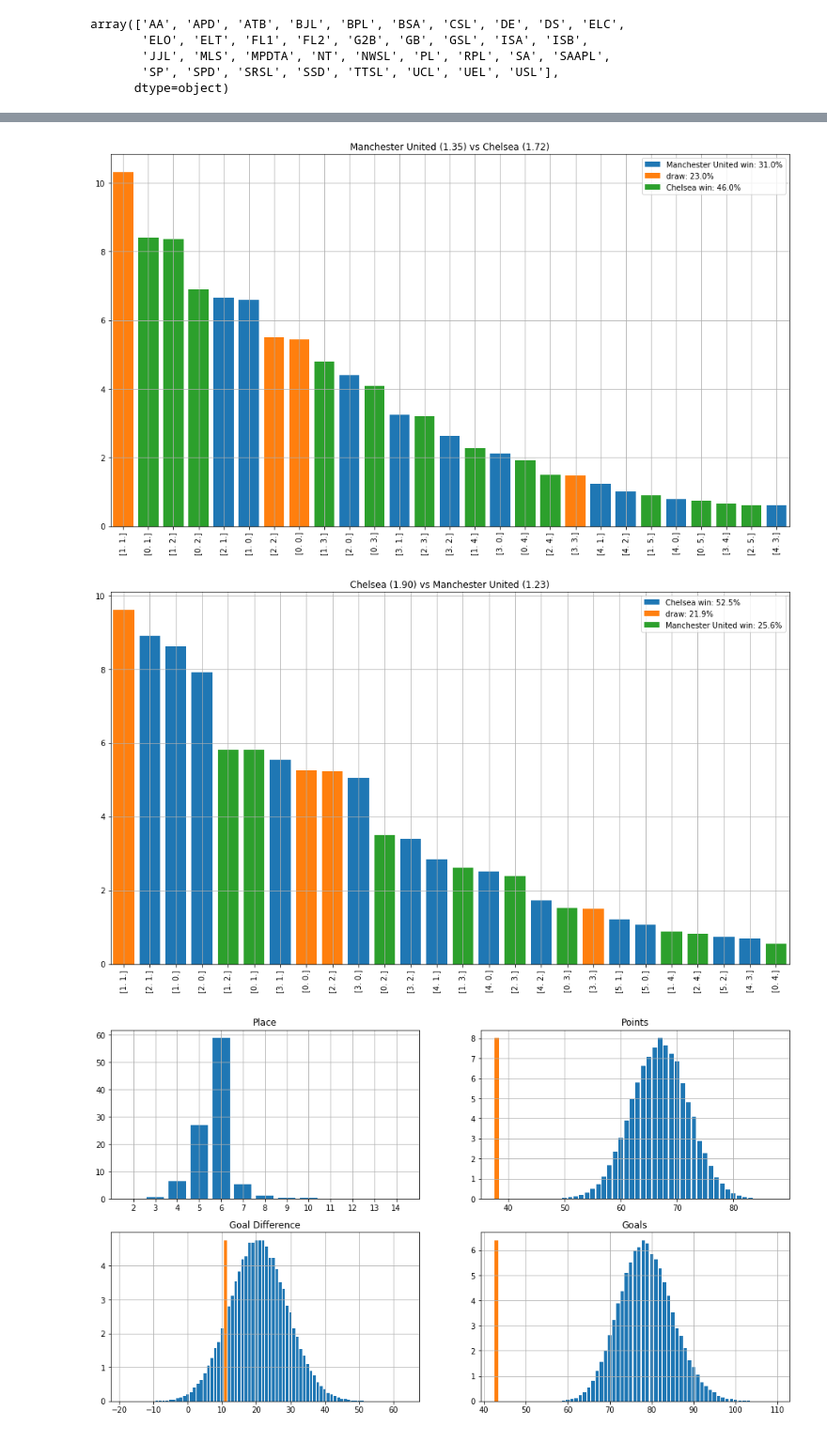
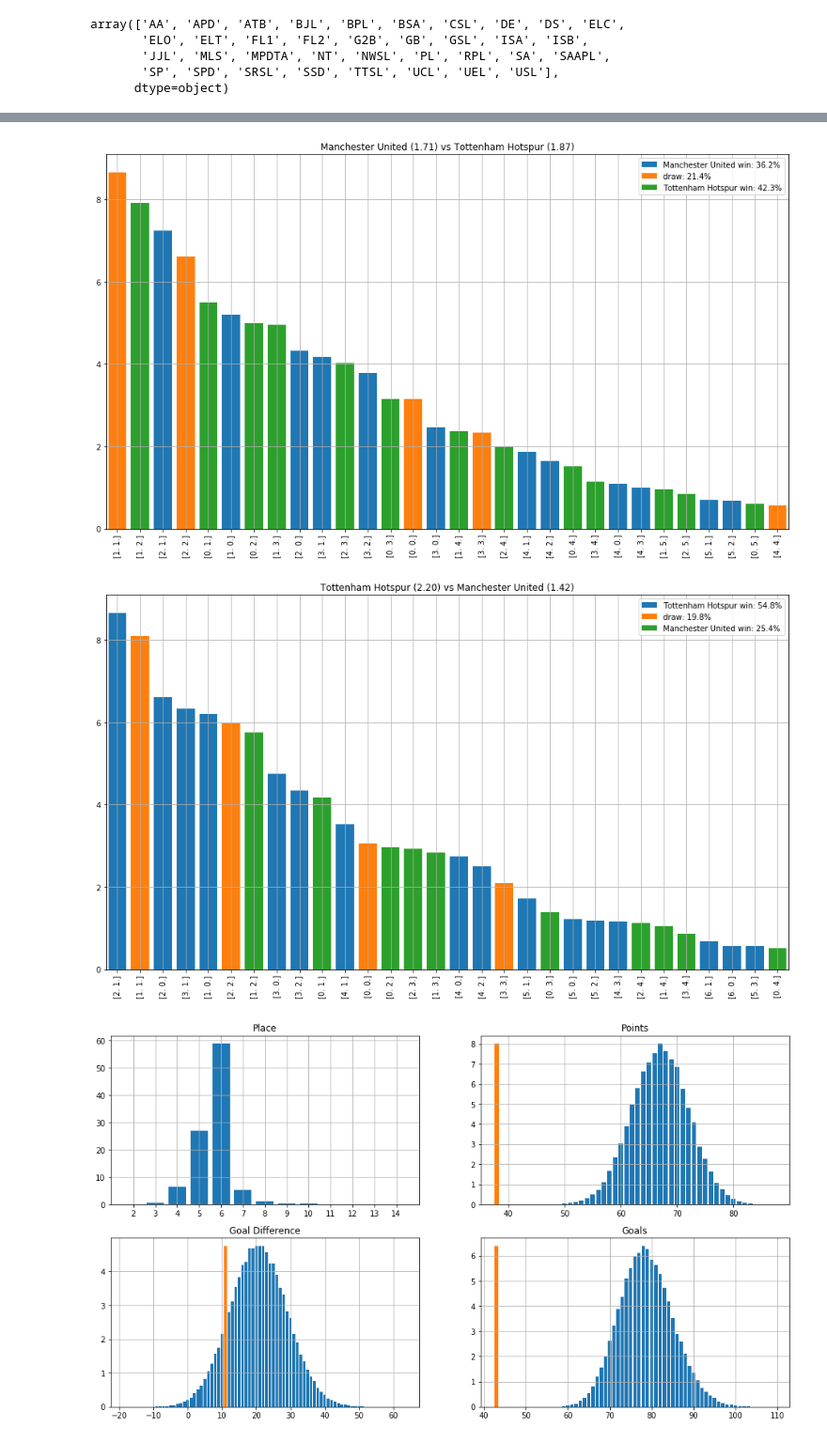
Before and after one commit to tchnvkng/football_sim, a Jupyter notebook: pl2.ipynb, the cells around one changed output, grey strips where cells are left out. Shown at 94% size. Saved outputs shown, nothing was run; the diff lists cells and outputs as text; code cells hidden in the pictures.

```diff
--- a/pl2.ipynb
+++ b/pl2.ipynb
@@ -66,11 +66,11 @@ simulation not yet processed, processing
 # %%
-country='BPL'
+country='ISA'
 lH,pH=calibrator.teams[country+'Home'].means()
 lA,pA=calibrator.teams[country+'Away'].means()
 home_advantage=np.array([lH-lA,pH/pA])
 #home_advantage=[0,1]
 print(home_advantage)
-Teams[country]={x:teams[x] for x in teams if teams[x].country==country}
+Teams[country]= calibrator.get_teams_for_league(country)
 League[country]=Season(Teams[country],home_advantage=home_advantage,nr_cl=4)
 League[country].process_current_results(calibrator.get_current_results(country))
 League[country].simulate_season(n_scenarios=100000)
@@ -98,16 +98,16 @@ simulation not yet processed, processing
 # %%
 team1=teams['Manchester United']
-team2=teams['Chelsea']
+team2=teams['Tottenham Hotspur']
 fig=plt.figure(1)
 team1.outcomes_vs(team2,home_advantage=np.array([lH-lA,pH/pA]))
 fig.set_size_inches(16,9)
 fig=plt.figure(2)
 team2.outcomes_vs(team1,home_advantage=np.array([lH-lA,pH/pA]))
 fig = plt.gcf()
 fig.set_size_inches(16,9)
 # %% [output]
-[figure, old version]
+[figure, new version]
-[figure, old version]
+[figure, new version]
 # %%
 PremierLeague=League['BPL']
 PremierLeague.team_report('Manchester United')
```
Also changed, not shown: parts of 5 cells of this notebook, 2 other files.
